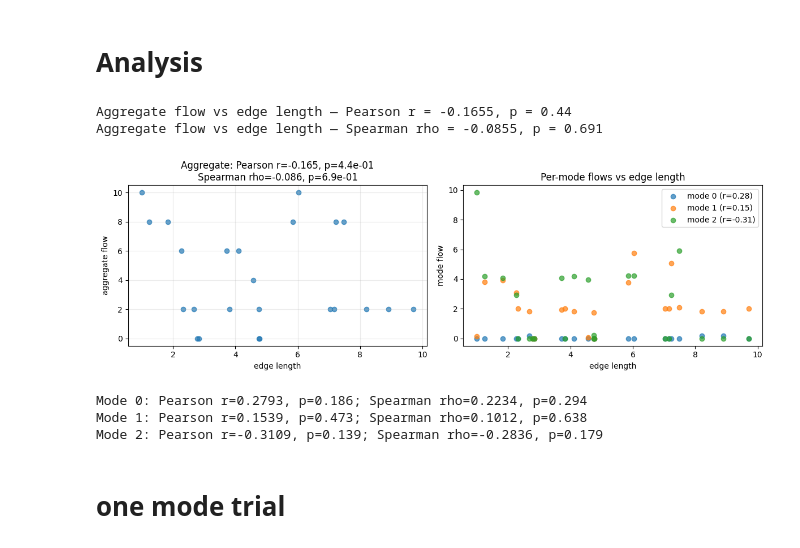
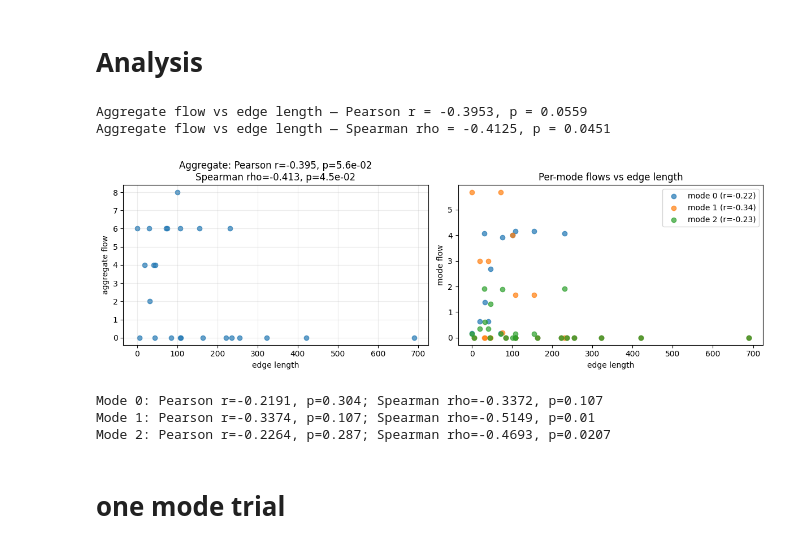
Before and after one commit to alessiopitteri/network_congestion_game, a Jupyter notebook: cg_od.ipynb, the cells around one changed output. Drawn from its saved outputs; the diff is of its cells as text; code cells hidden in the pictures.

```diff
--- a/cg_od.ipynb
+++ b/cg_od.ipynb
@@ -244,12 +288,12 @@ from scipy.stats import pearsonr, spearmanr
 
 # Ensure variables from previous cells are available
 try:
-    edge_lengths
+    lengths
     agg_flows
 except NameError:
     raise RuntimeError("Run the previous cells first so that `edge_lengths` and `agg_flows` are defined.")
 
-edge_lengths_arr = np.asarray(edge_lengths)
+edge_lengths_arr = np.asarray(lengths)
 usage_arr = np.asarray(agg_flows)
 
 # Basic checks
@@ -285,39 +329,39 @@ if nplots == 1:
     axes = [axes]
 
 # Aggregate scatter
 ax = axes[0]
 ax.scatter(edge_lengths_arr, usage_arr, alpha=0.7)
 ax.set_xlabel('edge length')
 ax.set_ylabel('aggregate flow')
 ax.set_title(f'Aggregate: Pearson r={pearson_r:.3f}, p={pearson_p:.1e}\nSpearman rho={spearman_rho:.3f}, p={spearman_p:.1e}')
 ax.grid(alpha=0.25)
 
 # Per-mode scatter matrix if available
 if mode_corrs:
     ax = axes[1]
     cmap = plt.get_cmap('tab10')
     for m, (r, p, rho, sp) in enumerate(mode_corrs):
         vals = F[:, m]
         ax.scatter(edge_lengths_arr, vals, alpha=0.7, label=f'mode {m} (r={r:.2f})', color=cmap(m))
     ax.set_xlabel('edge length')
     ax.set_ylabel('mode flow')
     ax.set_title('Per-mode flows vs edge length')
     ax.legend()
 
 plt.tight_layout()
 plt.show()
 
 # Print per-mode summary if available
 if mode_corrs:
     for m, (r, p, rho, sp) in enumerate(mode_corrs):
         print(f'Mode {m}: Pearson r={r:.4f}, p={p:.3g}; Spearman rho={rho:.4f}, p={sp:.3g}')
 # %% [output]
-Aggregate flow vs edge length — Pearson r = -0.1655, p = 0.44
-Aggregate flow vs edge length — Spearman rho = -0.0855, p = 0.691
+Aggregate flow vs edge length — Pearson r = -0.3953, p = 0.0559
+Aggregate flow vs edge length — Spearman rho = -0.4125, p = 0.0451
-[figure, old version]
+[figure, new version]
-Mode 0: Pearson r=0.2793, p=0.186; Spearman rho=0.2234, p=0.294
-Mode 1: Pearson r=0.1539, p=0.473; Spearman rho=0.1012, p=0.638
-Mode 2: Pearson r=-0.3109, p=0.139; Spearman rho=-0.2836, p=0.179
+Mode 0: Pearson r=-0.2191, p=0.304; Spearman rho=-0.3372, p=0.107
+Mode 1: Pearson r=-0.3374, p=0.107; Spearman rho=-0.5149, p=0.01
+Mode 2: Pearson r=-0.2264, p=0.287; Spearman rho=-0.4693, p=0.0207
 # %% [markdown]
 # one mode trial
 # %%
```
Also changed, not shown: parts of 4 cells of this notebook, 6 other files.
